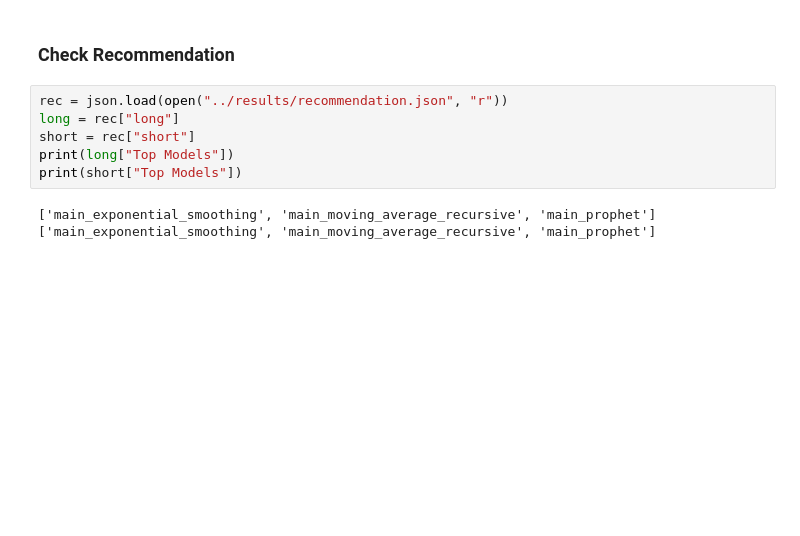
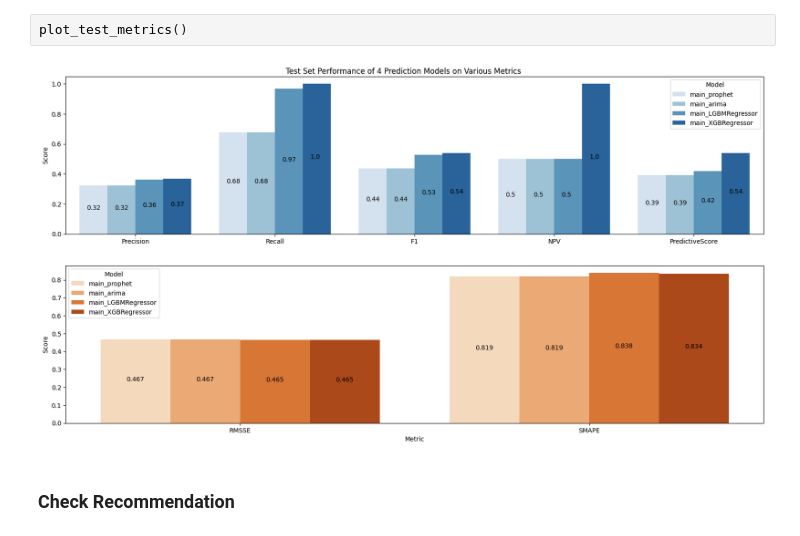
Before and after one commit to domreichl/trading-ml, a Jupyter notebook: notebooks/recommendation_analysis.ipynb, the cells around one changed output. Drawn from its saved outputs; the diff is of its cells as text; blank space fills up the shorter version.

```diff
--- a/notebooks/recommendation_analysis.ipynb
+++ b/notebooks/recommendation_analysis.ipynb
@@ -32,11 +15,6 @@ sns.barplot(x="Model", y="PredictiveScore", hue="Data", data=f1);
+# %%
+plot_test_metrics()
+# %% [output]
+[figure, added]
 # %% [markdown]
 ### Check Recommendation
-# %%
-rec = json.load(open("../results/recommendation.json", "r"))
-long = rec["long"]
-short = rec["short"]
-print(long["Top Models"])
-print(short["Top Models"])
-# %% [output]
-['main_exponential_smoothing', 'main_moving_average_recursive', 'main_prophet']
-['main_exponential_smoothing', 'main_moving_average_recursive', 'main_prophet']
```
Also changed, not shown: parts of 14 cells of this notebook, 22 other files.
